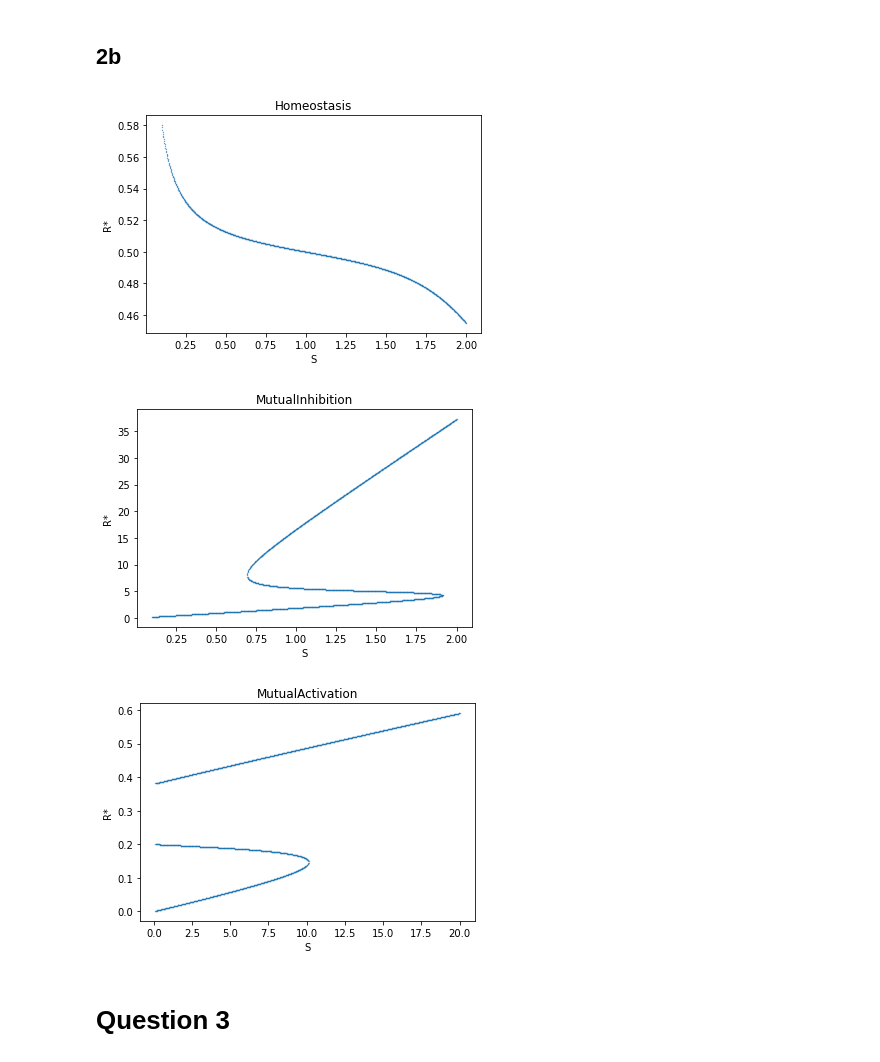
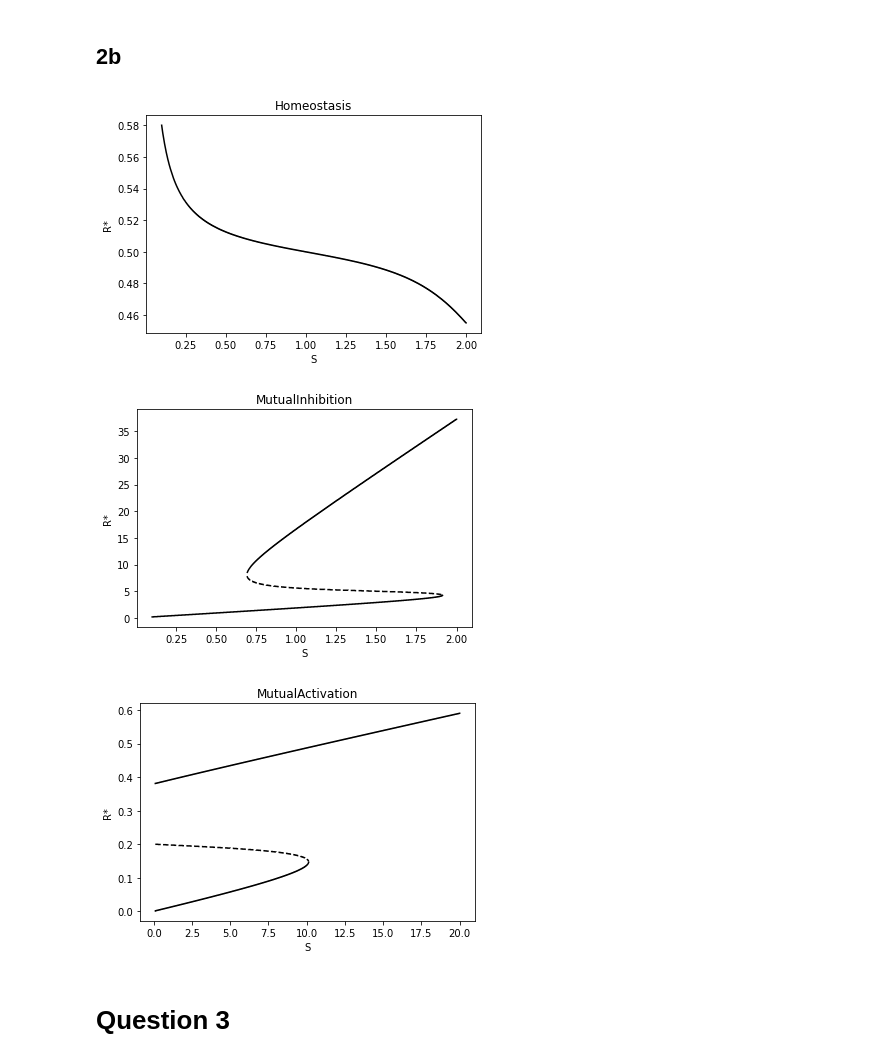
Before and after one commit to Nickvs99/ComputationalBiology, a Jupyter notebook: Set2/set2.ipynb, the cells around one changed output. Saved outputs shown, nothing was run; the diff lists cells and outputs as text; code cells hidden in the pictures.

```diff
--- a/Set2/set2.ipynb
+++ b/Set2/set2.ipynb
@@ -115,13 +117,28 @@ def G(u, v, J, K):
 
     return (2*u*K) / (v - u + v*J + u*K + ((v - u + v*J + u*K)**2 - 4*(v - u)*u*K)**0.5)
 
+def divide_into_segments(array):
+    segments = {}
+
+    for point in array:
+        segment_found = False
+        for key, segment in segments.items():
+            if abs(segment[-1][1] - point[1]) < 0.1:
+                segment.append(point)
+                segment_found = True
+                break
+        if not segment_found:
+            segments[f"{point}"] = [point]
+
+    return segments.values()
+
 class Feedback:
     def dR_different_S(self, S_values, R_values=np.linspace(0,50, 5000)):
         plt.figure()
         for S in S_values:
             plt.plot(R_values, self.dRdt(R_values, [0, 0], S), label=f"S = {S}")
         plt.xlabel("R")
-        plt.ylabel("dRdt")
+        plt.ylabel("dR/dt")
         plt.legend()
         plt.title(type(self).__name__)
         plt.savefig(f"Figures/2a_dR_{type(self).__name__}.png", format="png", dpi=300)
@@ -129,28 +146,25 @@ class Feedback:
 
     def signal_response_curve(self, S_values, R_values=np.linspace(0, 50, 5000)):
         plt.figure()
-        roots = []
+        stable = []
+        unstable = []
 
         for S in S_values:
             dRs = self.dRdt(R_values, 0, S)
-            temp = []
 
             for i in range(1, len(dRs)):
-                if dRs[i] * dRs[i-1] < 0:
-                    temp.append((R_values[i]+R_values[i-1])/2)
-
-            roots.append(temp)
-
-        x = []
-        y = []
-        for i in range(len(S_values)):
-            x.extend([S_values[i]] * len(roots[i]))
-            y.extend(roots[i])
+                if dRs[i] >= 0 and dRs[i-1] < 0:
+                    unstable.append([S, (R_values[i]+R_values[i-1])/2])
+                elif dRs[i] < 0 and dRs[i-1] >= 0:
+                    stable.append([S, (R_values[i]+R_values[i-1])/2])
 
         plt.xlabel("S")
         plt.ylabel(r"R*")
         plt.title(type(self).__name__)
-        plt.scatter(x, y, s=0.1)
+        for segment in divide_into_segments(stable):
+            plt.plot(*zip(*segment), 'k')
+        for segment in divide_into_segments(unstable):
+            plt.plot(*zip(*segment), 'k--')
         plt.savefig(f"Figures/2b_{type(self).__name__}.png", format="png", dpi=1000)
 #         plt.show()
 
@@ -196,16 +210,16 @@ MutualActivation().dR_different_S((0,8,16), R_values=np.linspace(0,1, 5000))
 # %% [markdown]
 ## 2b
 # %%
-R_precision = 5000
-S_precision = 1000 #20000
+R_precision = 1000 #5000
+S_precision = 2000 #20000
 
 Homeostasis().signal_response_curve(np.linspace(0.1, 2, S_precision), R_values=np.linspace(0.45, 0.6, R_precision))
 MutualInhibition().signal_response_curve(np.linspace(0.1, 2, S_precision), R_values=np.linspace(0, 40, R_precision))
 MutualActivation().signal_response_curve(np.linspace(0.1, 20, S_precision), R_values=np.linspace(0, 0.6, R_precision))
 # %% [output]
-[figure, old version]
+[figure, new version]
-[figure, old version]
+[figure, new version]
-[figure, old version]
+[figure, new version]
 # %% [markdown]
 # Question 3
 # %%
```
Also changed, not shown: parts of 2 cells of this notebook, 5 other files.
